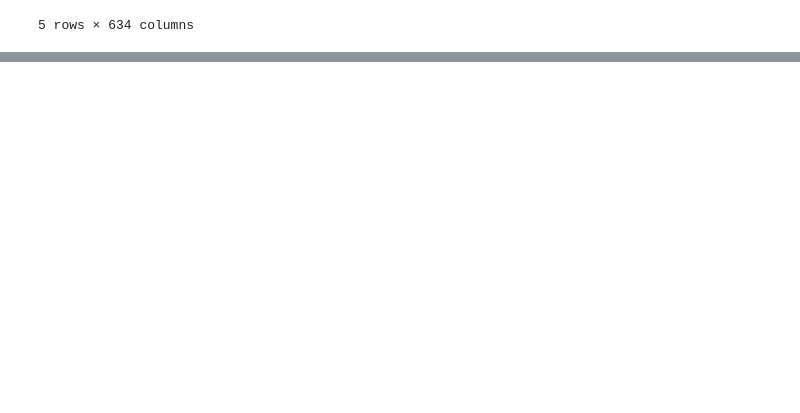
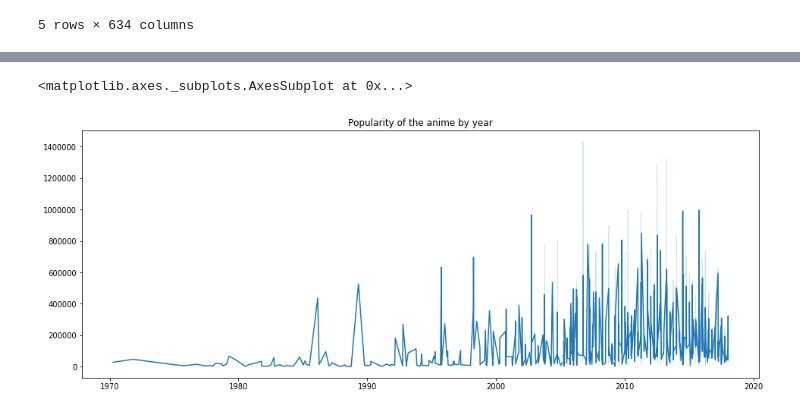
Before and after one commit to aza-atabayev/anime-rating-pop, a Jupyter notebook: Anime-rating-pop.ipynb, the cells around one changed output, grey strips where cells are left out. Drawn from its saved outputs; the diff is of its cells as text; code cells hidden in the pictures; blank space fills up the shorter version.

Commit message:
Started TV anime analysis

```diff
--- a/Anime-rating-pop.ipynb
+++ b/Anime-rating-pop.ipynb
@@ -256,0 +269,10 @@ data['Duration'] = data['Duration'].apply(convert_duration)
+# %%
+tv = data.loc[(data.Type == 'TV')]
+movie = data.loc[(data.Type == 'Movie')]
+ova = data.loc[(data.Type == 'OVA')]
+special = data.loc[(data.Type == 'Special')]
+music = data.loc[(data.Type == 'Music')]
+ona = data.loc[(data.Type == 'ONA')]
+
+#Print number of entries in each new dataset
+print("Number of TV anime:", len(tv), "\n", "Number of movie anime:", len(movie), "\n", "Number of OVA anime:", len(ova), "\n", "Number of special anime:", len(special), "\n","Number of music anime:",  len(music), "\n", "Number of ONA anime:", len(ona))
@@ -256,0 +300,9 @@ data['Duration'] = data['Duration'].apply(convert_duration)
+# %%
+tv = tv.set_index('Start air')
+
+plt.figure(figsize=(16,6))
+plt.title("Popularity of the anime by year")
+sns.lineplot(data=tv["Members"])
+# %% [output]
+<matplotlib.axes._subplots.AxesSubplot at 0x...>
+[figure, added]
```
Also changed, not shown: parts of 14 cells of this notebook.
